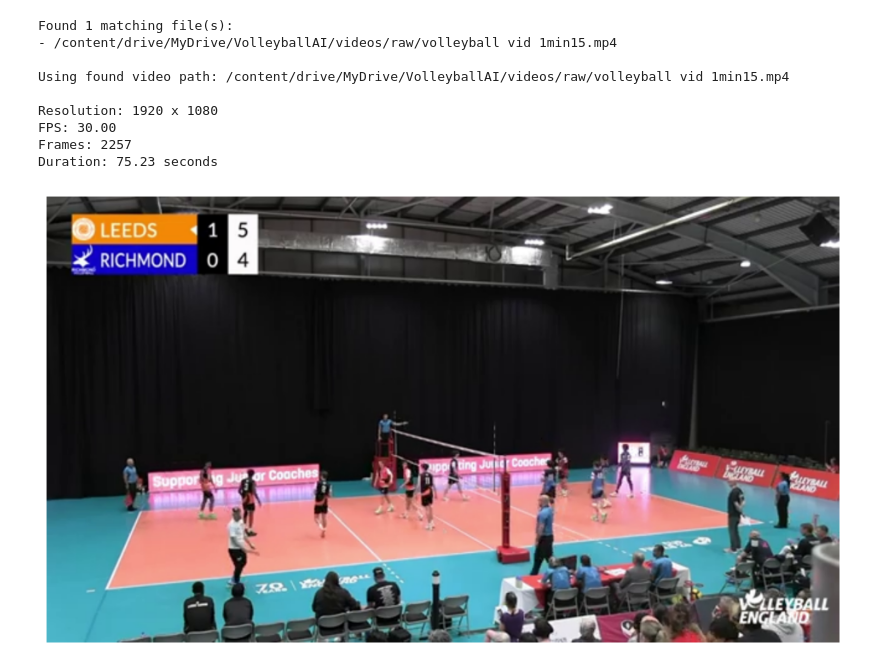
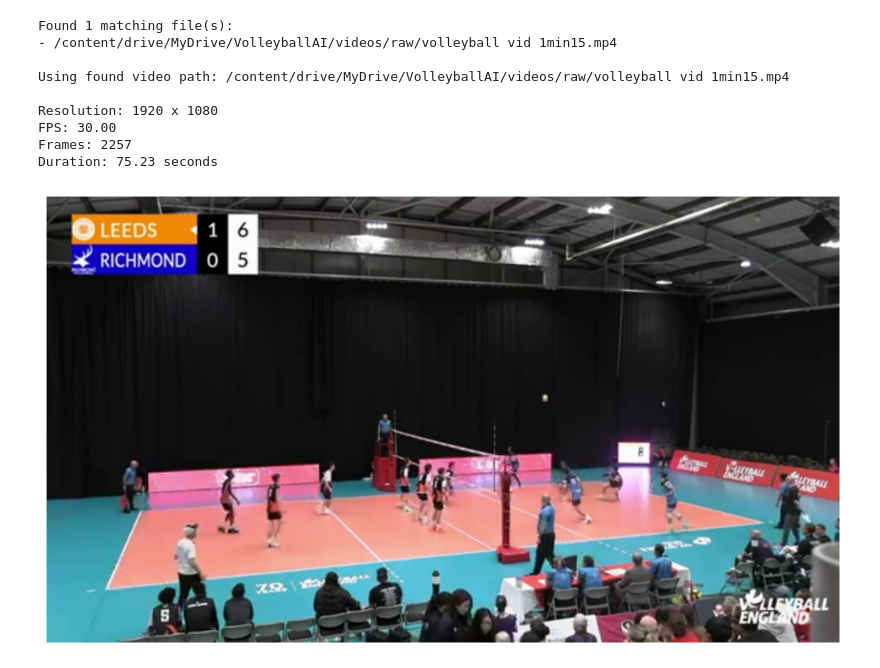
Before and after one commit to HalfNHalf3/Final-Project-volleyball-overlay, a Jupyter notebook: Volleyball_AI_Development.ipynb, the cells around one changed output. Saved outputs shown, nothing was run; the diff lists cells and outputs as text; code cells hidden in the pictures.

```diff
--- a/Volleyball_AI_Development.ipynb
+++ b/Volleyball_AI_Development.ipynb
@@ -113,22 +113,22 @@ Duration: 75.23 seconds
 # %%
 import matplotlib.pyplot as plt
 
 cap = cv2.VideoCapture(str(video_path))
 
-cap.set(cv2.CAP_PROP_POS_MSEC, 5000)
+cap.set(cv2.CAP_PROP_POS_MSEC, 43000)
 success, frame = cap.read()
 cap.release()
 
 if success:
     frame_rgb = cv2.cvtColor(
         frame, cv2.COLOR_BGR2RGB
     )
 
     plt.figure(figsize=(12, 7))
     plt.imshow(frame_rgb)
     plt.axis("off")
     plt.show()
 else:
     print("Could not read the selected frame.")
 # %% [output]
-[figure, old version]
+[figure, new version]
```
Also changed, not shown: parts of 2 cells of this notebook.
